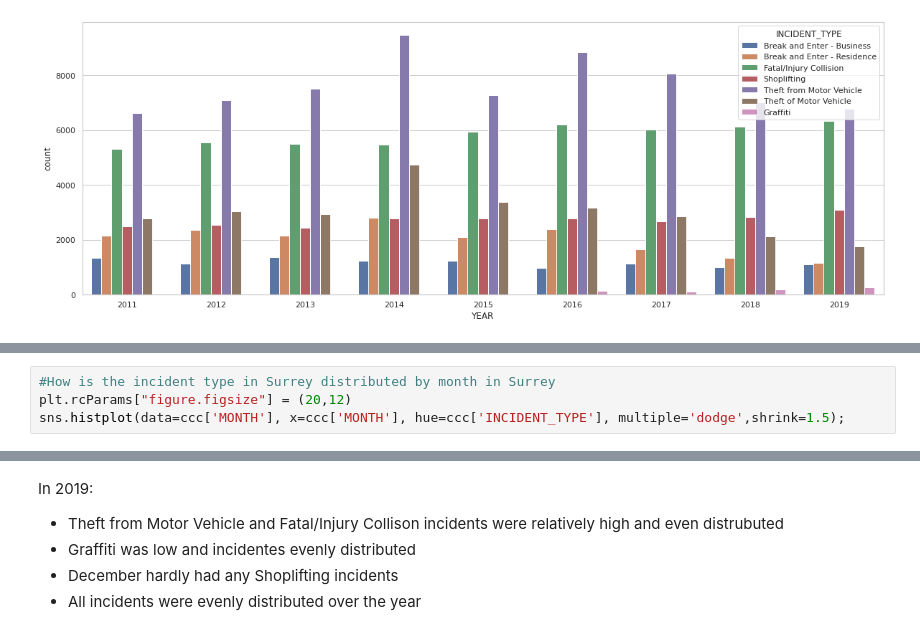
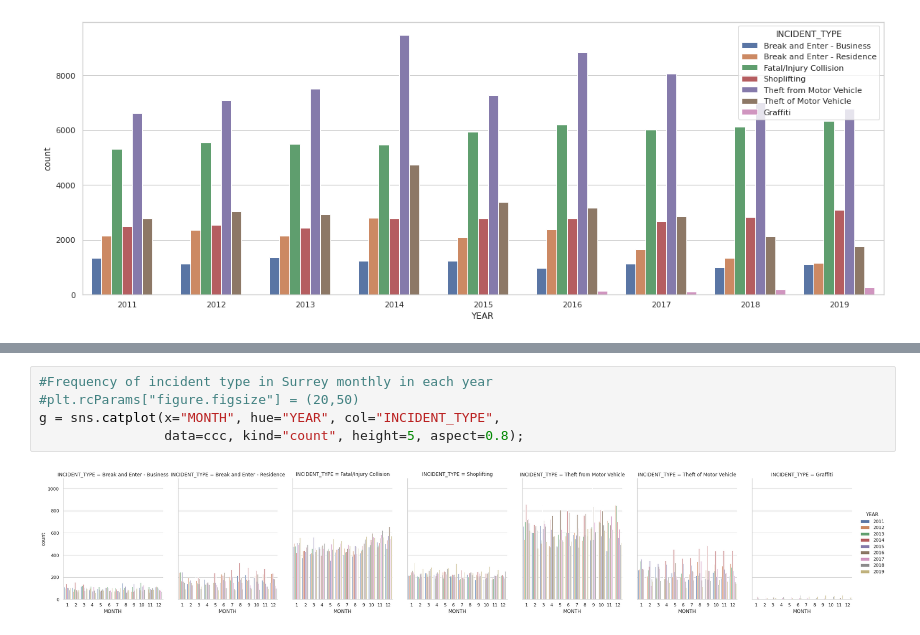
Before and after one commit to juwimana/Surrey-Crime-and-Collision-Incidents, a Jupyter notebook: Surrey_Crime_and_Collision_Incidents.ipynb, the cells around one changed output, grey strips where cells are left out. Saved outputs shown, nothing was run; the diff lists cells and outputs as text.

```diff
--- a/Surrey_Crime_and_Collision_Incidents.ipynb
+++ b/Surrey_Crime_and_Collision_Incidents.ipynb
@@ -164,4 +162,0 @@ The count plots show, in Surrey:
-# %%
-#How is the incident type in Surrey distributed by month in Surrey
-plt.rcParams["figure.figsize"] = (20,12)
-sns.histplot(data=ccc['MONTH'], x=ccc['MONTH'], hue=ccc['INCIDENT_TYPE'], multiple='dodge',shrink=1.5);
@@ -170,7 +163,7 @@ sns.histplot(data=ccc['MONTH'], x=ccc['MONTH'], hue=ccc['INCIDENT_TYPE'], multip
-# %% [markdown]
-In 2019:
-
-*   Theft from Motor Vehicle and Fatal/Injury Collison incidents were relatively high and even distrubuted
-*   Graffiti was low and incidentes evenly distributed
-*   December hardly had any Shoplifting incidents
-*   All incidents were evenly distributed over the year
+# %%
+#Frequency of incident type in Surrey monthly in each year
+#plt.rcParams["figure.figsize"] = (20,50)
+g = sns.catplot(x="MONTH", hue="YEAR", col="INCIDENT_TYPE",
+                data=ccc, kind="count", height=5, aspect=0.8);
+# %% [output]
+[figure, added]
```
Also changed, not shown: parts of 3 cells of this notebook.
